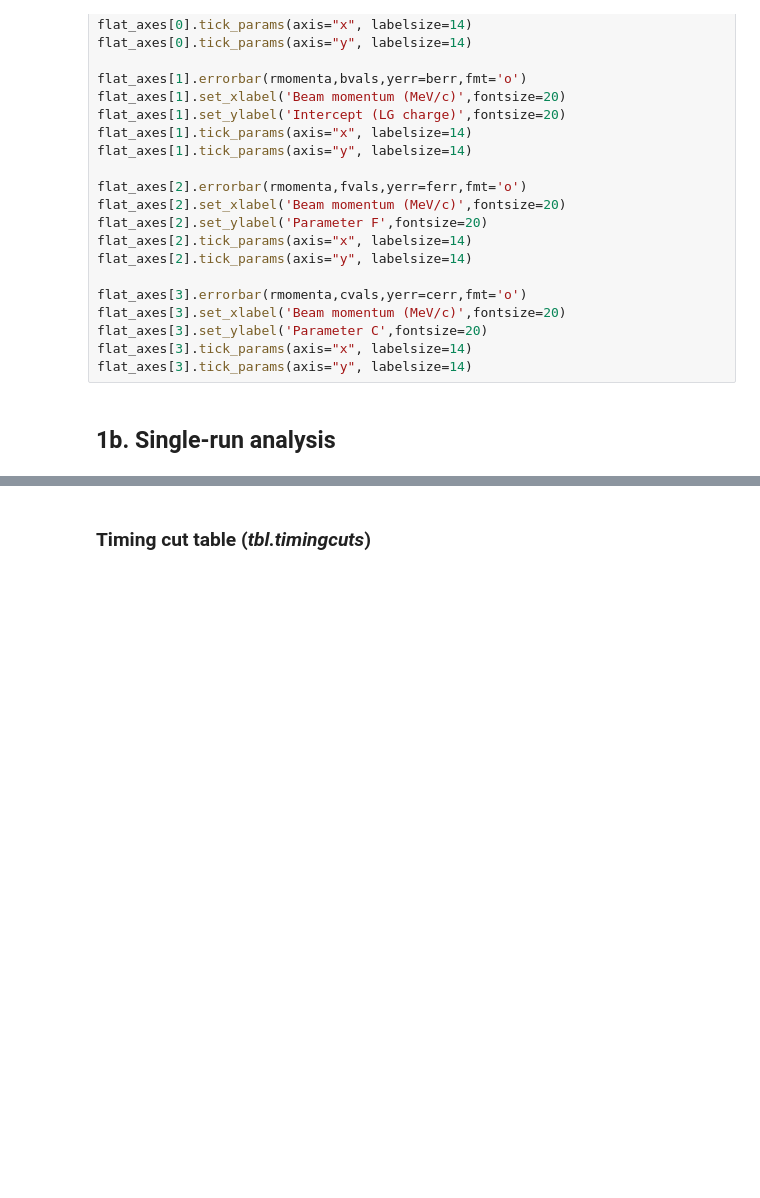
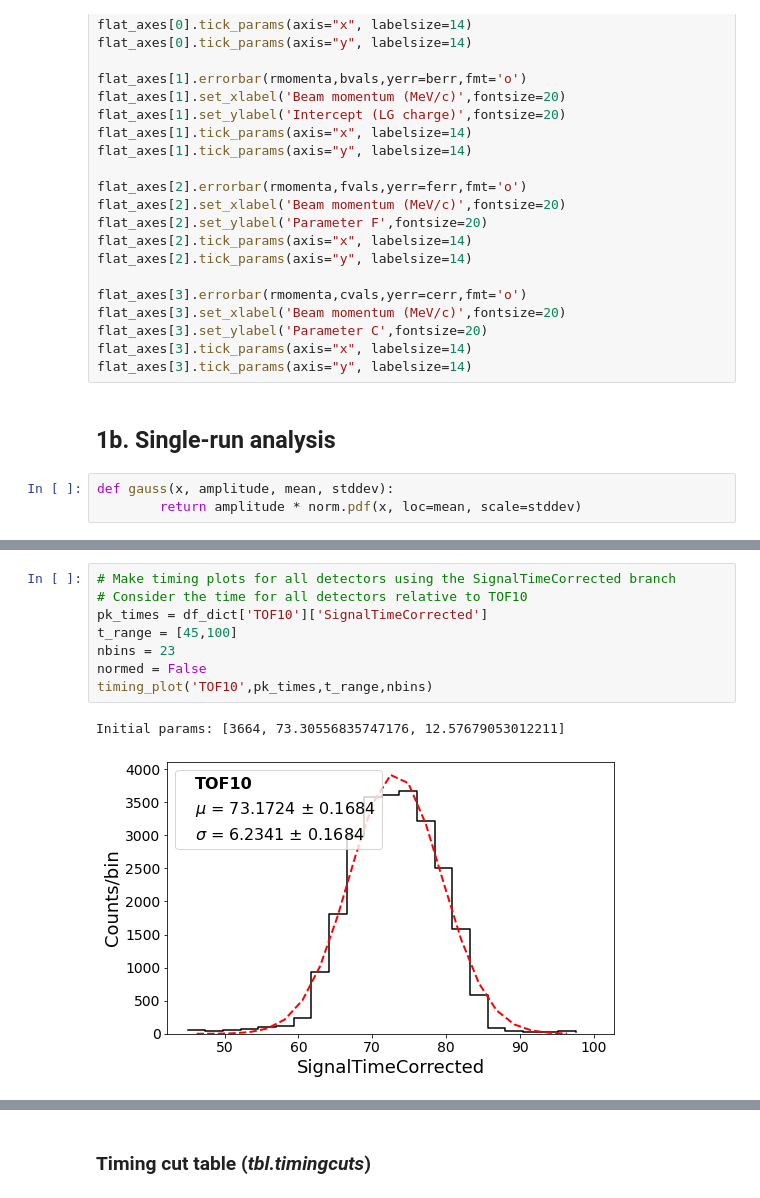
Before and after one commit to jerenner/T9BeamTestAna, a Jupyter notebook: python/new_analysis/hodoscope/hodoscope_analysis.ipynb, the cells around one changed output, grey strips where cells are left out. Saved outputs shown, nothing was run; the diff lists cells and outputs as text; blank space fills up the shorter version.

Commit message:
Updated hodoscope analysis for relative timing

```diff
--- a/python/new_analysis/hodoscope/hodoscope_analysis.ipynb
+++ b/python/new_analysis/hodoscope/hodoscope_analysis.ipynb
@@ -214,6 +217,9 @@ flat_axes[3].tick_params(axis="x", labelsize=14)
 flat_axes[3].tick_params(axis="y", labelsize=14)
 # %% [markdown]
 ## 1b. Single-run analysis
+# %%
+def gauss(x, amplitude, mean, stddev):
+        return amplitude * norm.pdf(x, loc=mean, scale=stddev)
 # %%
 # Read in all dataframes from a given run
 rnum = 735
@@ -230,0 +281,11 @@ final_df, ntot_evts, ntot_spills, ntot_tagged_evts = hd.timing_analysis(df_dict,
+# %%
+# Make timing plots for all detectors using the SignalTimeCorrected branch
+# Consider the time for all detectors relative to TOF10
+pk_times = df_dict['TOF10']['SignalTimeCorrected']
+t_range = [45,100]
+nbins = 23
+normed = False
+timing_plot('TOF10',pk_times,t_range,nbins)
+# %% [output]
+Initial params: [3664, 73.30556835747176, 12.57679053012211]
+[figure, added]
```
Also changed, not shown: parts of 24 cells of this notebook, 1 other file.
